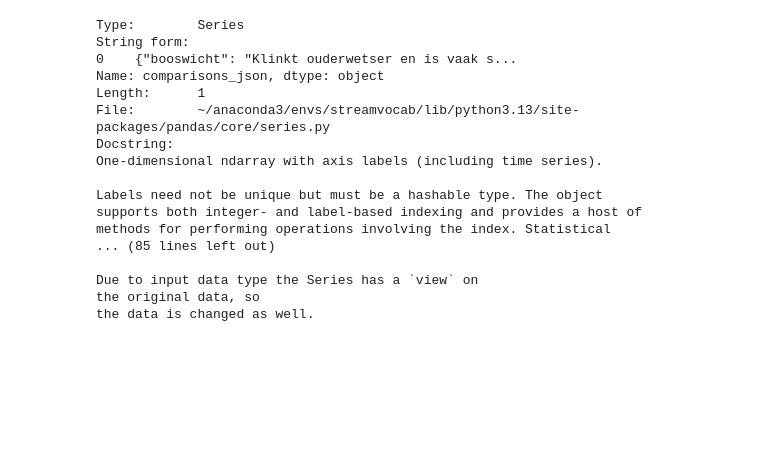
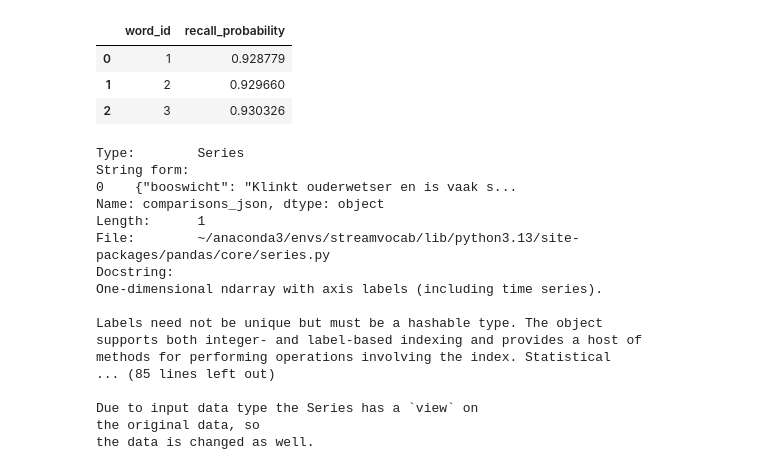
Before and after one commit to Alireza-Amani/flash_denken, a Jupyter notebook: workbench.ipynb, the cells around one changed output. Saved outputs shown, nothing was run; the diff lists cells and outputs as text; code cells hidden in the pictures; blank space fills up the shorter version.

```diff
--- a/workbench.ipynb
+++ b/workbench.ipynb
@@ -27,3 +95,103 @@ All records cleared successfully.
+# %%
+import pandas as pd
+import sqlite3
+import math
+from typing import List, Tuple
+import ebisu
+
+# A good practice is to define constants, especially for "magic numbers".
+SECONDS_IN_HOUR = 3600.0
+
+def calculate_all_recall_probabilities_from_db(db_path: str, exact: bool = True) -> pd.DataFrame:
+    """
+    Fetches all words from the database, calculates their current recall
+    probability using Ebisu, and returns the results in a DataFrame.
+
+    This implementation is optimized for performance using vectorized Pandas operations.
+
+    Parameters
+    ----------
+    db_path : str
+        The file path to the SQLite database.
+
+    Returns
+    -------
+    pd.DataFrame
+        A DataFrame with columns for 'word_id' and 'recall_probability',
+        sorted by probability in ascending order.
+    """
+    try:
+        # 1. Fetch data directly into a DataFrame. This is more direct than
+        # fetching tuples and then processing them.
+        with sqlite3.connect(db_path) as conn:
+            df = pd.read_sql_query(
+                """
+                SELECT
+                    w.id AS word_id,
+                    w.ebisu_alpha,
+                    w.ebisu_beta,
+                    w.ebisu_halflife,
+                    w.ebisu_last_tested_at,
+                    w.learned_at
+                FROM words w
+                """,
+                conn
+            )
+    except (sqlite3.Error, Exception) as e:
+        print(f"Database access error: {e}")
+        return pd.DataFrame({'word_id': [], 'recall_probability': []})
+
+    if df.empty:
+        return pd.DataFrame({'word_id': [], 'recall_probability': []})
+
+    # 2. Vectorized timestamp conversion. Do this once for the entire columns.
+    df['ebisu_last_tested_at'] = pd.to_datetime(df['ebisu_last_tested_at'])
+    df['learned_at'] = pd.to_datetime(df['learned_at'])
+
+    # 3. Determine the most recent timestamp for each word in a vectorized way.
+    df['most_recent_timestamp'] = df[['ebisu_last_tested_at', 'learned_at']].max(axis=1)
+
+    # 4. Get the current time ONCE, outside any loop.
+    now = pd.Timestamp.now()
+
+    # 5. Calculate the time difference for all words at once.
+    # The .dt accessor provides vectorized datetime properties.
+    df['time_elapsed_hours'] = (now - df['most_recent_timestamp']).dt.total_seconds() / SECONDS_IN_HOUR
+
+    # 6. Apply the Ebisu function. While `apply` is essentially a loop,
+    # all the data preparation leading up to it was vectorized and super fast.
+    # This is the step that is hardest to vectorize since `ebisu.predictRecall`
+    # expects individual numbers, not arrays.
+    def predict_row(row, exact=exact):
+
+        prior = (row['ebisu_alpha'], row['ebisu_beta'], row['ebisu_halflife'])
+        if exact:
+            probability =  ebisu.predictRecall(
+                prior, tnow=row['time_elapsed_hours'], exact=exact
+            )
+        else:
+            probability = math.exp(
+                ebisu.predictRecall(
+                    prior, tnow=row['time_elapsed_hours'], exact=exact
+                )
+            )
+        return probability
+
+    df['recall_probability'] = df.apply(predict_row, axis=1)
+
+    # 7. Final result: Select and sort the final columns.
+    result_df = df[['word_id', 'recall_probability']].sort_values(
+        by='recall_probability', ascending=True
+    ).reset_index(drop=True)
+
+    return result_df
+
+calculate_all_recall_probabilities_from_db("./data/my_vocabulary.db", True)
+# %% [output]
+|  | word_id | recall_probability |
+| 0 | 1 | 0.928779 |
+| 1 | 2 | 0.929660 |
+| 2 | 3 | 0.930326 |
 # %%
 import pandas as pd
 with sqlite3.connect("./data/my_vocabulary.db") as conn:
```
Also changed, not shown: parts of 5 cells of this notebook, 14 other files.
